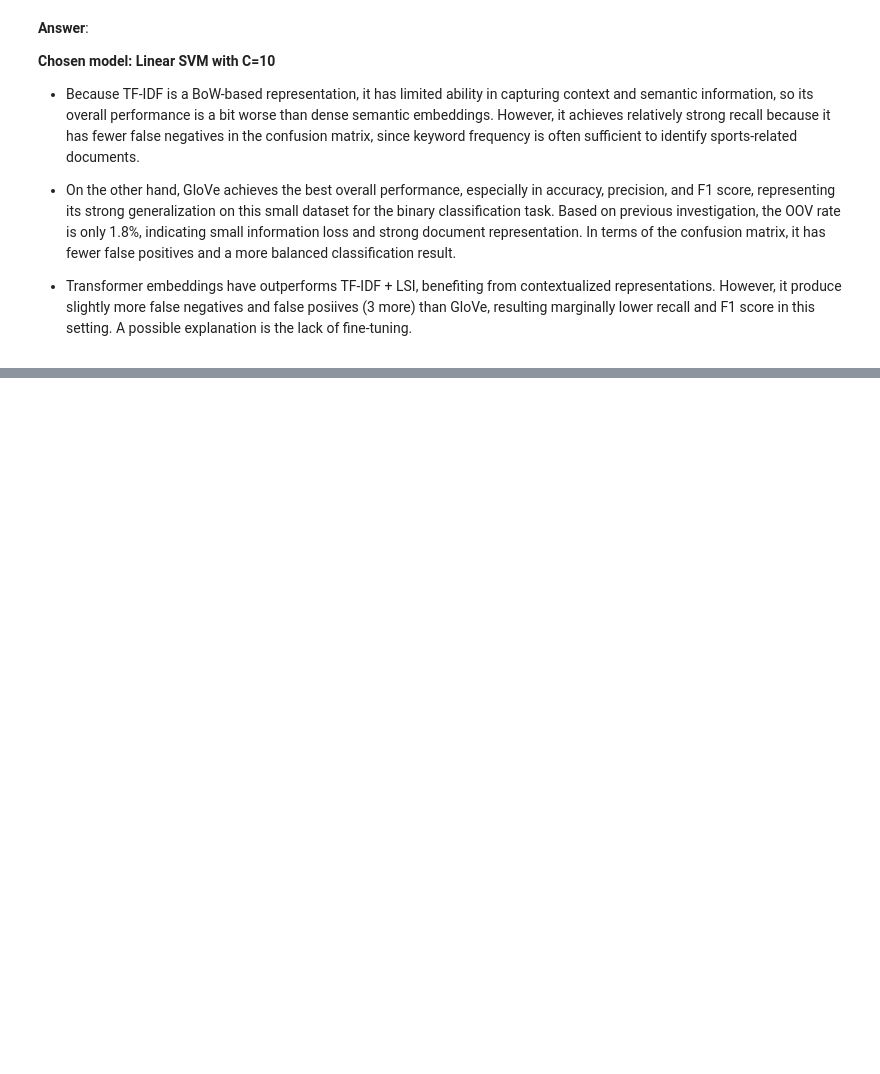
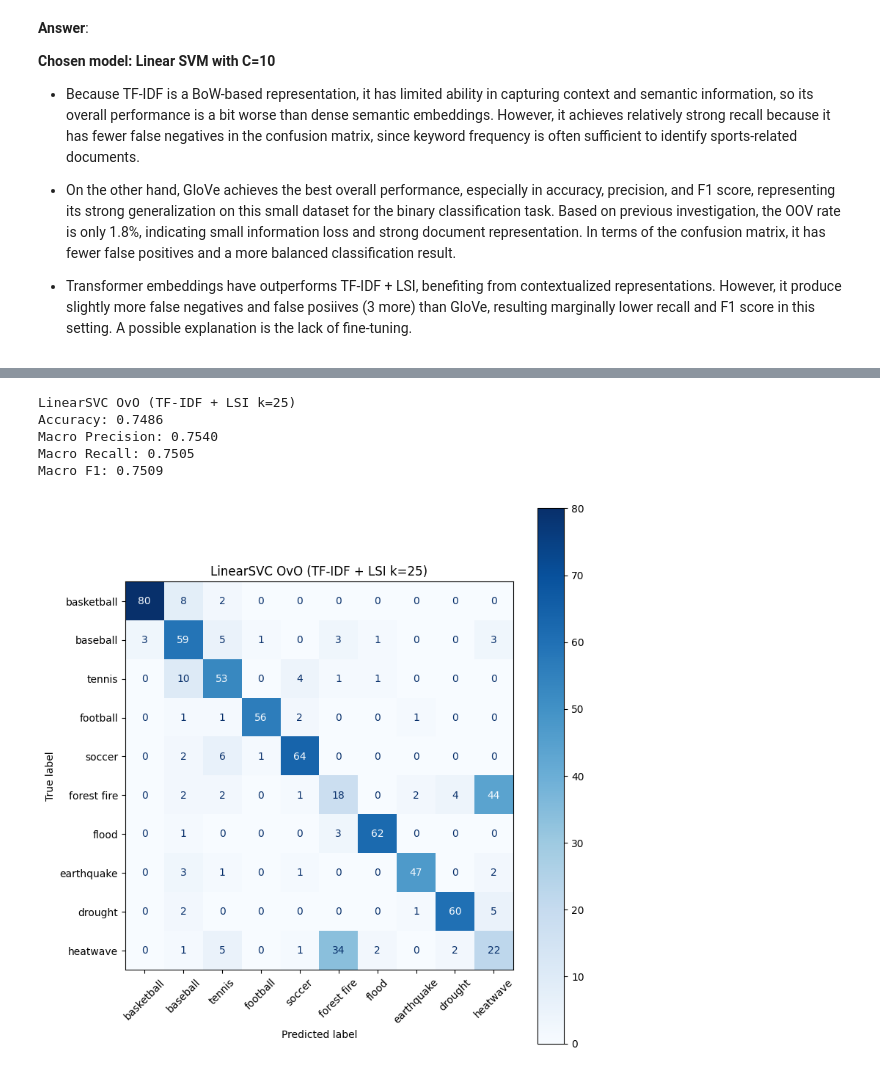
Before and after one commit to lylahub/ECE219P1, a Jupyter notebook: P1_code.ipynb, the cells around one changed output, grey strips where cells are left out. Drawn from its saved outputs; the diff is of its cells as text; code cells hidden in the pictures; blank space fills up the shorter version.

```diff
--- a/P1_code.ipynb
+++ b/P1_code.ipynb
@@ -1277,0 +1557,26 @@ display(df)
+# %%
+# Multiclass SVM OvO on LSI k=25
+
+from sklearn.svm import LinearSVC
+from sklearn.multiclass import OneVsOneClassifier
+
+ovo = OneVsOneClassifier(
+    LinearSVC(C=10, random_state=42)
+)
+
+res_ovo = eval_multiclass(
+    "LinearSVC OvO (TF-IDF + LSI k=25)",
+    ovo,
+    X_train_lsi25,
+    y_train_leaf,
+    X_test_lsi25,
+    y_test_leaf,
+    label_order
+)
+# %% [output]
+LinearSVC OvO (TF-IDF + LSI k=25)
+Accuracy: 0.7486
+Macro Precision: 0.7540
+Macro Recall: 0.7505
+Macro F1: 0.7509
+[figure, added]
```
Also changed, not shown: parts of 61 cells of this notebook.
